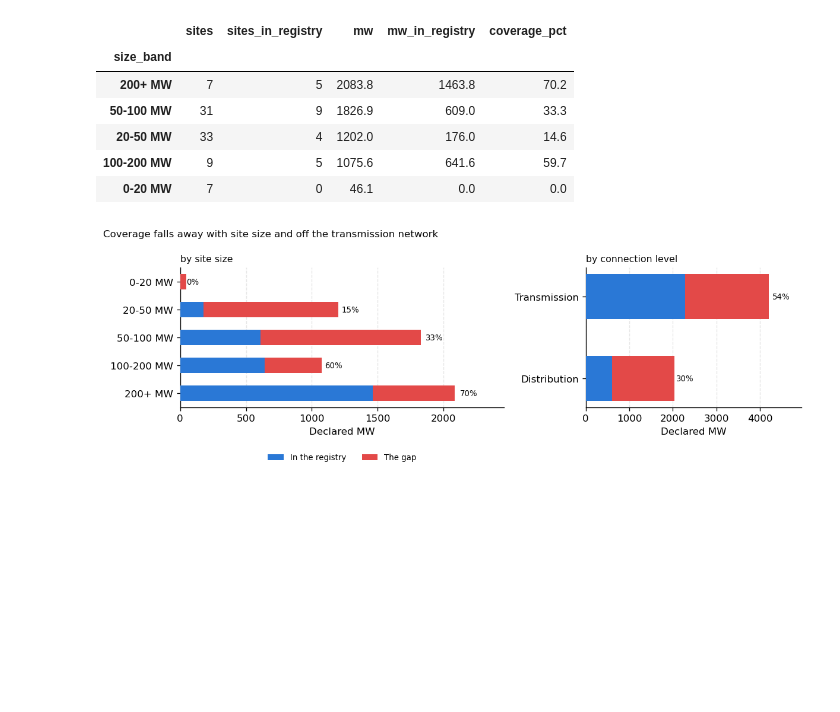
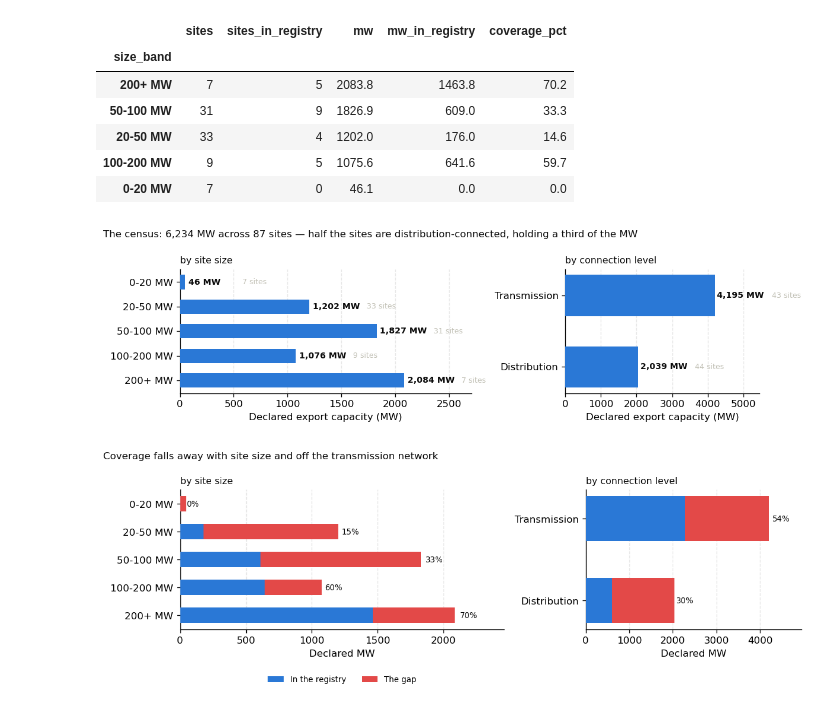
Before and after one commit to shaw029/power-trading, a Jupyter notebook: notebooks/06_fleet_coverage_census.ipynb, the cells around one changed output. Drawn from its saved outputs; the diff is of its cells as text; code cells hidden in the pictures; blank space fills up the shorter version.

```diff
--- a/notebooks/06_fleet_coverage_census.ipynb
+++ b/notebooks/06_fleet_coverage_census.ipynb
@@ -279,6 +279,55 @@ gaps["size_band"]
 | 20-50 MW | 33 | 4 | 1202.0 | 176.0 | 14.6 |
 | 100-200 MW | 9 | 5 | 1075.6 | 641.6 | 59.7 |
 | 0-20 MW | 7 | 0 | 46.1 | 0.0 | 0.0 |
+# %%
+# Figure 1 — what the census contains, before any question of who covers it.
+# The poster leads with this: sections 3 and 4 analyse this population, so the
+# fleet's own shape is the thing a reader needs first. No registry split here
+# on purpose — that comparison is a separate question, asked further down.
+size_order = [f"{lo}-{hi} MW" if hi < 10_000 else f"{lo}+ MW"
+              for lo, hi in coverage.SIZE_BANDS]
+by_size = gaps["size_band"].reindex(size_order).dropna(how="all")
+by_conn = gaps["connection_level"]
+
+fig, axes = plt.subplots(1, 2, figsize=(10, 2.9),
+                         gridspec_kw={"width_ratios": [3, 2]})
+
+for ax, frame, title in (
+    (axes[0], by_size, "by site size"),
+    (axes[1], by_conn, "by connection level"),
+):
+    y = np.arange(len(frame))
+    mw = frame["mw"].to_numpy()
+    # One measure, one hue. Site count rides as a label rather than a second
+    # bar, because two bars on one axis invite reading them as a ratio.
+    ax.barh(y, mw, height=0.58, color=C["covered"], zorder=3)
+    for i, (val, n) in enumerate(zip(mw, frame["sites"])):
+        # One line rather than two stacked: a second line either collides with
+        # the bar above or clips the top spine on the first bar.
+        ax.text(val + frame["mw"].max() * 0.015, i,
+                f"{val:,.0f} MW", va="center", fontsize=8.5,
+                color=C["ink"], fontweight="bold")
+        ax.annotate(f"{n} sites", (val, i), xytext=(58, 0),
+                    textcoords="offset points", va="center",
+                    fontsize=7.5, color=C["ghost"])
+    ax.set_yticks(y, frame.index)
+    ax.invert_yaxis()
+    ax.grid(axis="y", visible=False)
+    ax.set_xlabel("Declared export capacity (MW)")
+    ax.set_xlim(0, frame["mw"].max() * 1.30)
+    ax.set_title(title, fontsize=9.5, loc="left", color=C["ink"])
+
+fig.suptitle(
+    "The census: 6,234 MW across 87 sites — half the sites are "
+    "distribution-connected, holding a third of the MW",
+    fontsize=10, x=0.005, ha="left", color=C["ink"])
+plt.tight_layout()
+# Print-resolution export for the poster: the fleet's own composition.
+save_poster_fig(fig, "nb06_fig1_census_composition")
+
+plt.show()
+# %% [output]
+[figure, added]
 # %%
 # Figure 3 — where the missing MW actually sits.
 by_size = gaps["size_band"].reindex(
```
Also changed, not shown: 5 other files.
